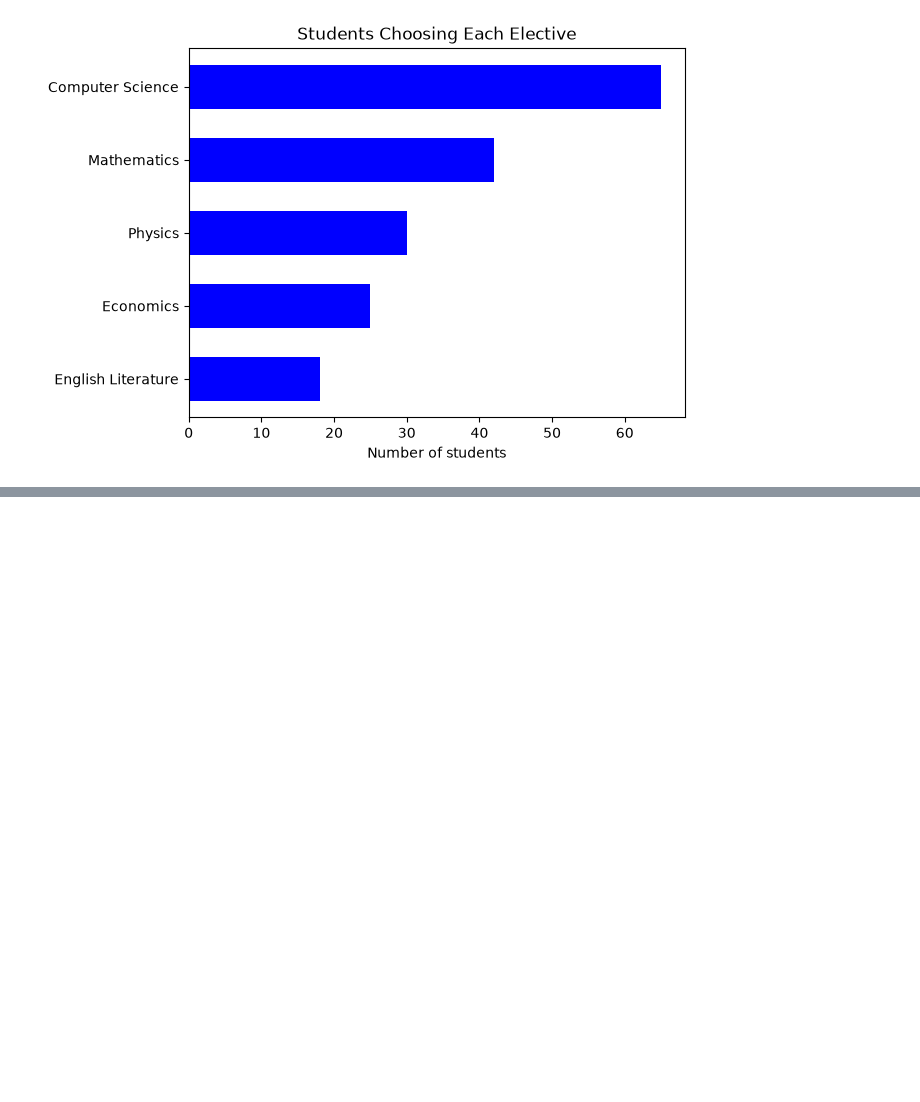
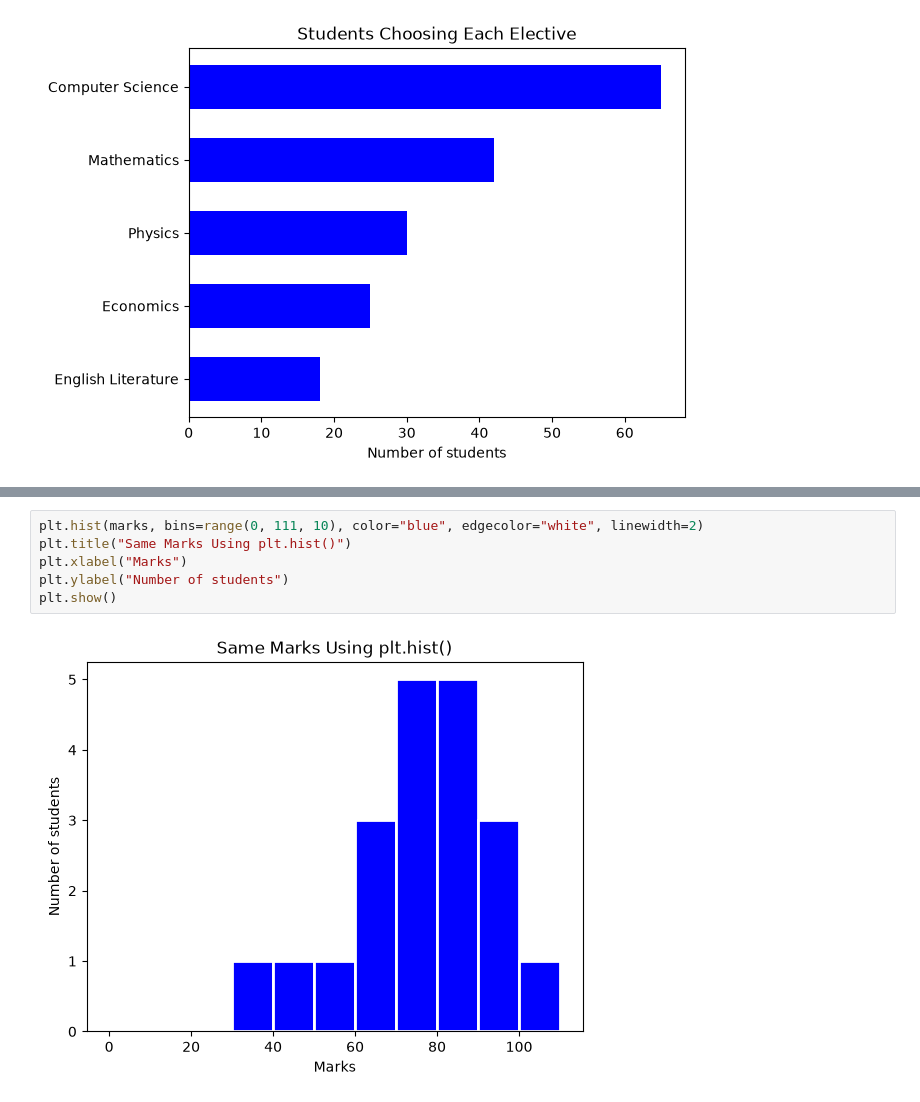
Before and after one commit to mat6099/ML_Debasis_Das, a Jupyter notebook: Visualising_Data.ipynb, the cells around one changed output, grey strips where cells are left out. Cells and saved outputs as stored; diff of their text form; blank space fills up the shorter version.

```diff
--- a/Visualising_Data.ipynb
+++ b/Visualising_Data.ipynb
@@ -89,0 +139,8 @@ plt.show()
+# %%
+plt.hist(marks, bins=range(0, 111, 10), color="blue", edgecolor="white", linewidth=2)
+plt.title("Same Marks Using plt.hist()")
+plt.xlabel("Marks")
+plt.ylabel("Number of students")
+plt.show()
+# %% [output]
+[figure, added]
```
Also changed, not shown: parts of 4 cells of this notebook.
